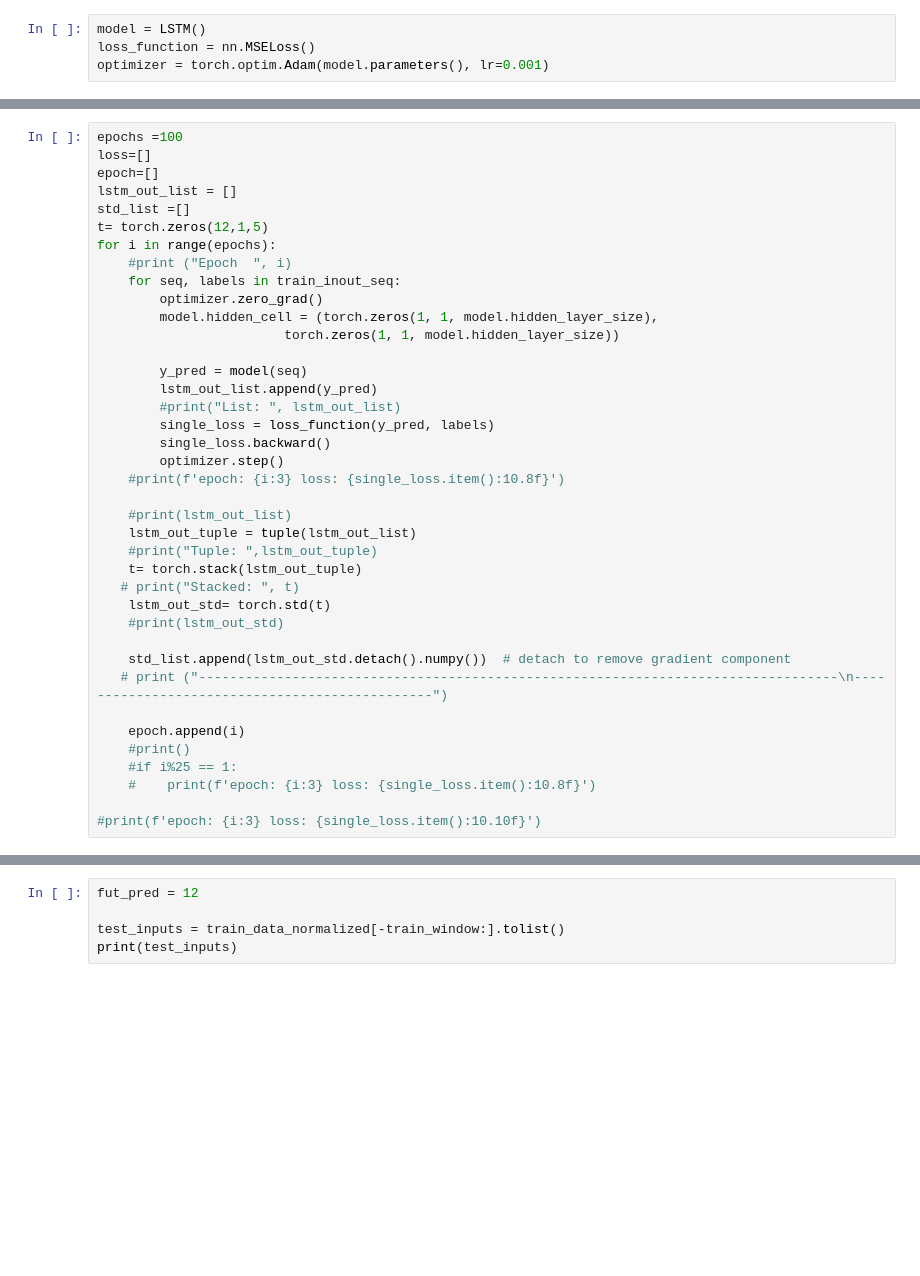
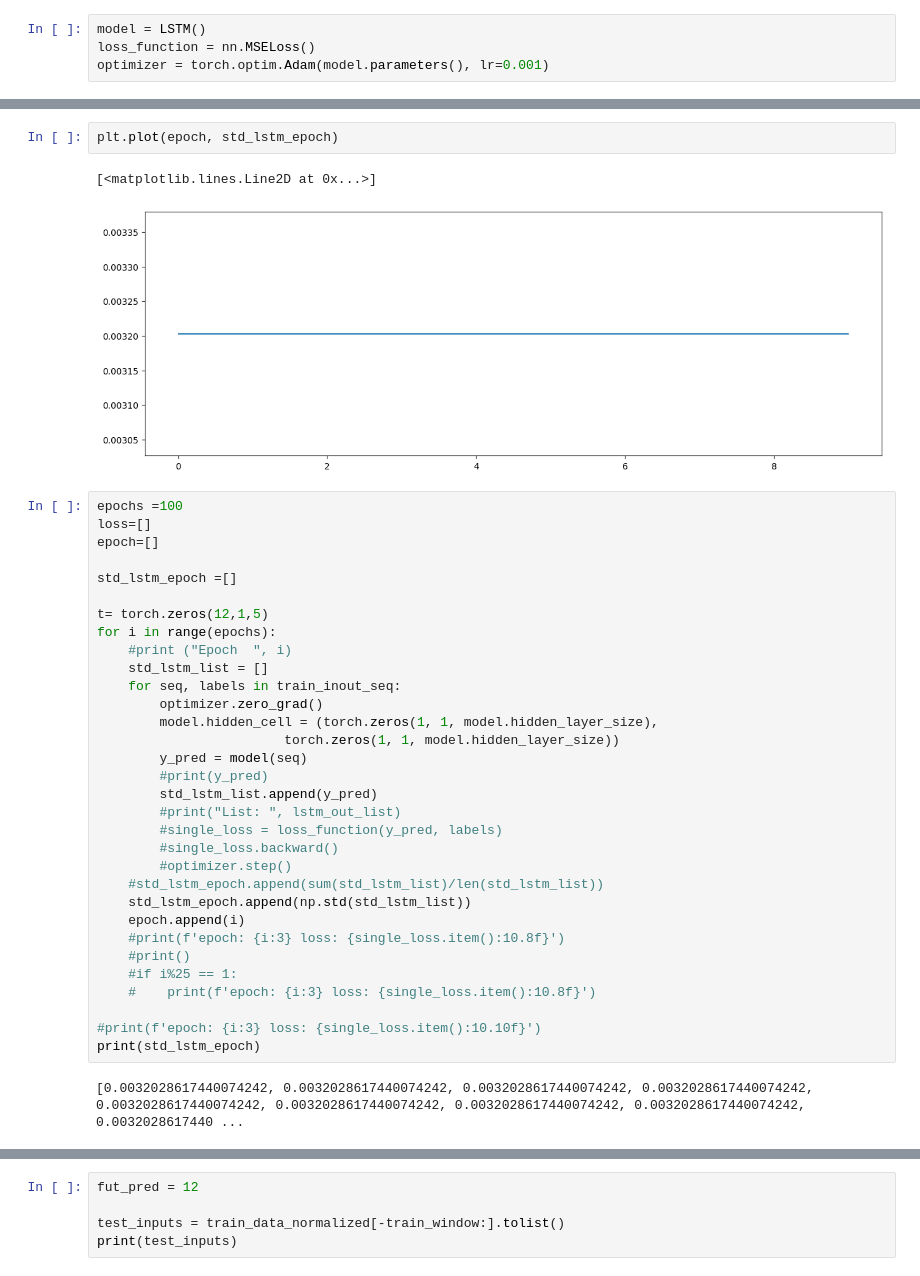
Before and after one commit to rubyshrestha1/490-TimeSeries, a Jupyter notebook: PyTorch/PyTorch LSTM.ipynb, the cells around one changed output, grey strips where cells are left out. Drawn from its saved outputs; the diff is of its cells as text; blank space fills up the shorter version.

```diff
--- a/PyTorch/PyTorch LSTM.ipynb
+++ b/PyTorch/PyTorch LSTM.ipynb
@@ -201,40 +222,40 @@ plt.plot(epoch, loss)
+# %%
+plt.plot(epoch, std_lstm_epoch)
+# %% [output]
+[<matplotlib.lines.Line2D at 0x...>]
+[figure, added]
 # %%
 epochs =100
 loss=[]
 epoch=[]
-lstm_out_list = []
-std_list =[]
+
+std_lstm_epoch =[]
+
 t= torch.zeros(12,1,5)
 for i in range(epochs):
     #print ("Epoch  ", i)
+    std_lstm_list = []
     for seq, labels in train_inout_seq:
         optimizer.zero_grad()
         model.hidden_cell = (torch.zeros(1, 1, model.hidden_layer_size),
                         torch.zeros(1, 1, model.hidden_layer_size))
-
         y_pred = model(seq)
-        lstm_out_list.append(y_pred)
+        #print(y_pred)
+        std_lstm_list.append(y_pred)
         #print("List: ", lstm_out_list)
-        single_loss = loss_function(y_pred, labels)
-        single_loss.backward()
-        optimizer.step()
+        #single_loss = loss_function(y_pred, labels)
+        #single_loss.backward()
+        #optimizer.step()
+    #std_lstm_epoch.append(sum(std_lstm_list)/len(std_lstm_list))
+    std_lstm_epoch.append(np.std(std_lstm_list))
+    epoch.append(i)
     #print(f'epoch: {i:3} loss: {single_loss.item():10.8f}')
-
-    #print(lstm_out_list)
-    lstm_out_tuple = tuple(lstm_out_list)
-    #print("Tuple: ",lstm_out_tuple)
-    t= torch.stack(lstm_out_tuple)
-   # print("Stacked: ", t)
-    lstm_out_std= torch.std(t)
-    #print(lstm_out_std)
-
-    std_list.append(lstm_out_std.detach().numpy())  # detach to remove gradient component
-   # print ("----------------------------------------------------------------------------------\n-----------------------------------------------")
-
-    epoch.append(i)
     #print()
     #if i%25 == 1:
     #    print(f'epoch: {i:3} loss: {single_loss.item():10.8f}')
 
 #print(f'epoch: {i:3} loss: {single_loss.item():10.10f}')
+print(std_lstm_epoch)
+# %% [output]
+[0.0032028617440074242, 0.0032028617440074242, 0.0032028617440074242, 0.0032028617440074242, 0.0032028617440074242, 0.0032028617440074242, 0.0032028617440074242, 0.0032028617440074242, 0.0032028617440 ...
 # %%
```
Also changed, not shown: parts of 8 cells of this notebook.
